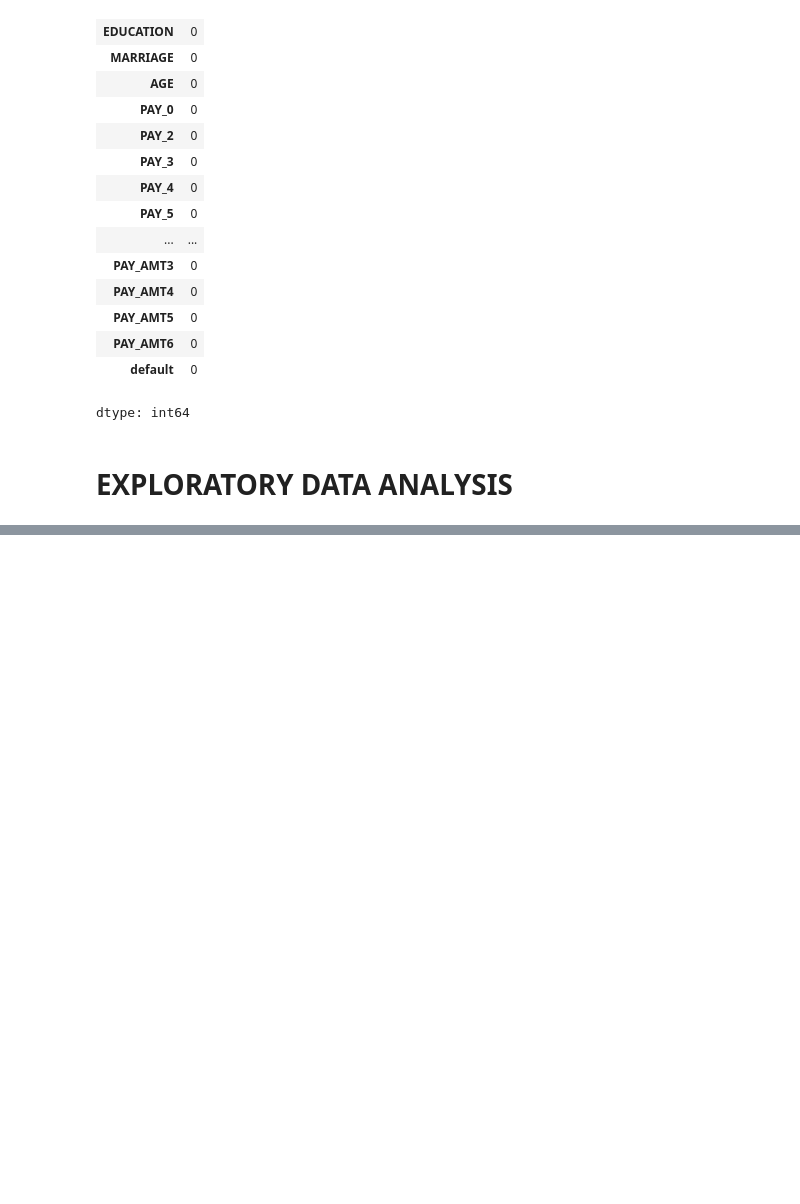
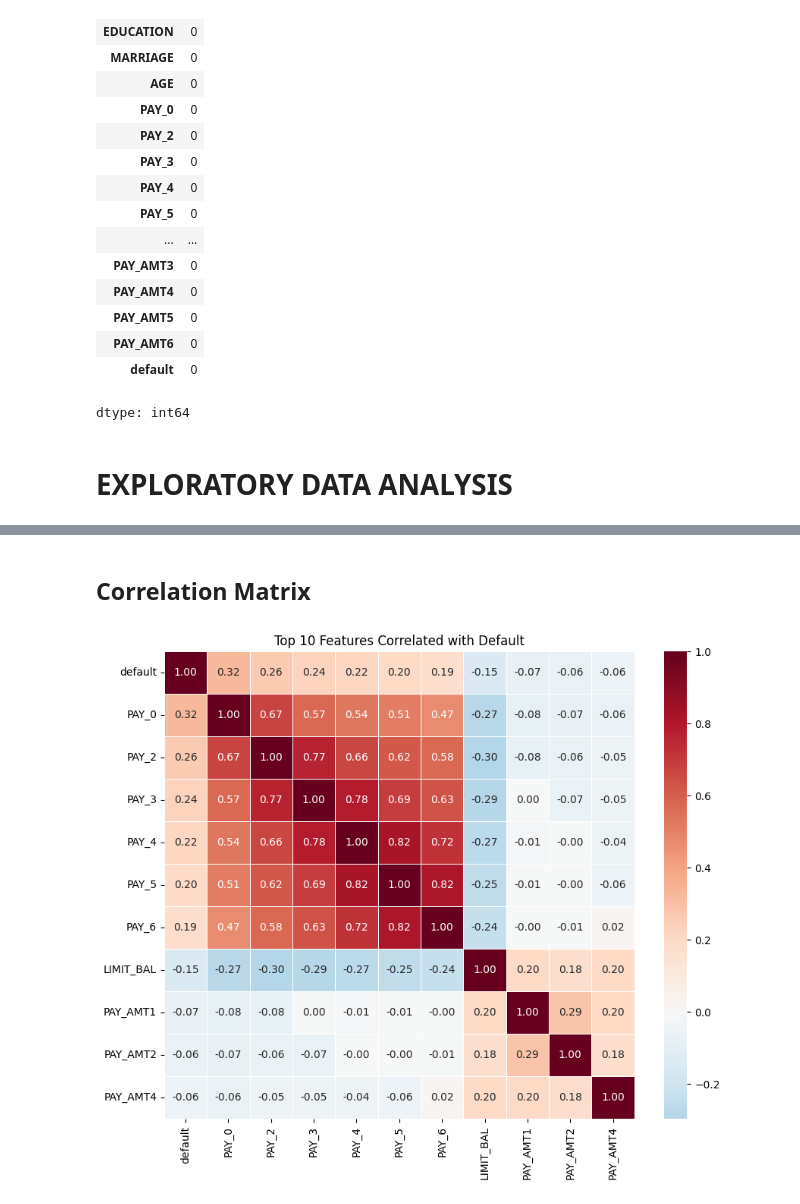
Before and after one commit to ShanmughavelS/final_yr_project, a Jupyter notebook: project.ipynb, the cells around one changed output, grey strips where cells are left out. Drawn from its saved outputs; the diff is of its cells as text; code cells hidden in the pictures; blank space fills up the shorter version.

Commit message:
correlation Matrix updated

```diff
--- a/project.ipynb
+++ b/project.ipynb
@@ -161,0 +185,20 @@ dtype: int64
+# %% [markdown]
+## **Correlation Matrix**
+# %%
+# Calculate correlation with the target and sort
+top_corr_features = df.corr()['default'].abs().sort_values(ascending=False).head(11).index
+
+# Plotting the heatmap for only these features
+plt.figure(figsize=(10, 8))
+sns.heatmap(
+    df[top_corr_features].corr(),
+    annot=True,
+    fmt=".2f",
+    cmap='RdBu_r',
+    center=0,
+    linewidths=0.5
+)
+plt.title("Top 10 Features Correlated with Default")
+plt.show()
+# %% [output]
+[figure, added]
```
Also changed, not shown: parts of 4 cells of this notebook.
